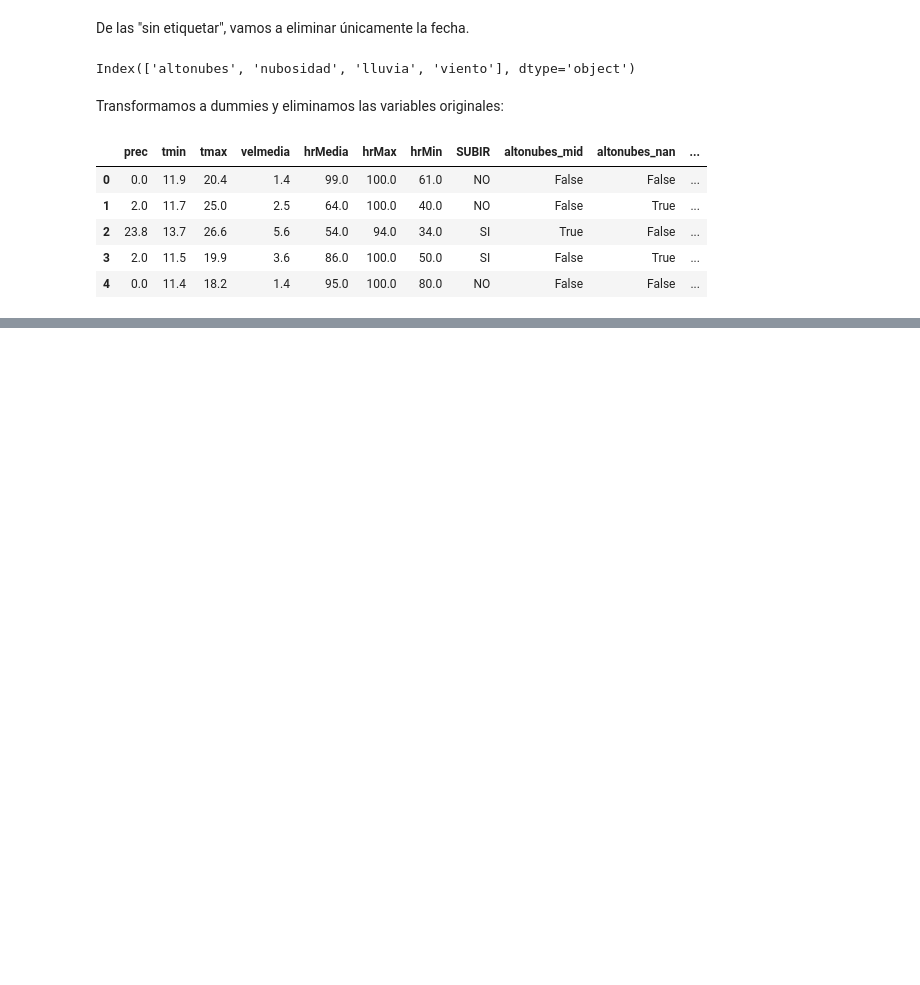
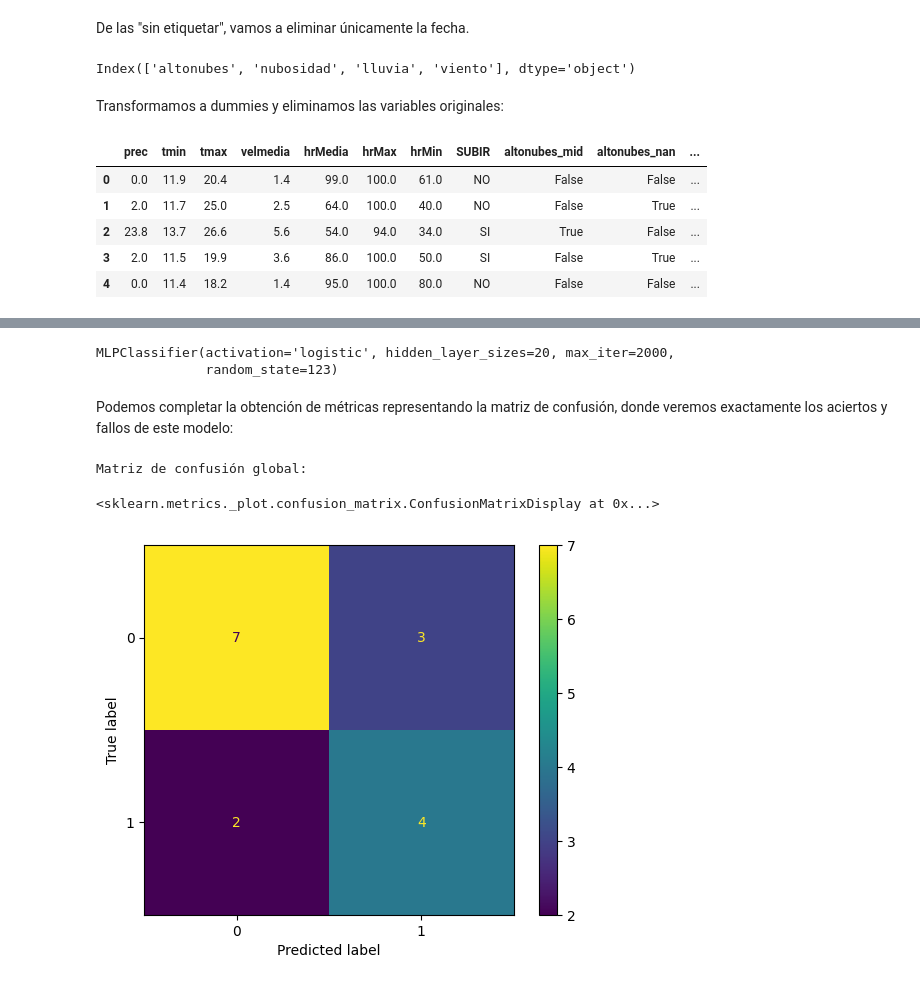
Before and after one commit to jorge-ruizl-um-es/fog-prediction, a Jupyter notebook: models/neural_network.ipynb, the cells around one changed output, grey strips where cells are left out. Drawn from its saved outputs; the diff is of its cells as text; code cells hidden in the pictures; blank space fills up the shorter version.

```diff
--- a/models/neural_network.ipynb
+++ b/models/neural_network.ipynb
@@ -77,0 +88,3 @@ datos.head()
+# %%
+X = datos.drop(columns="SUBIR")
+y = datos.SUBIR
@@ -77,0 +209,23 @@ datos.head()
+# %%
+modelo_final = MLPClassifier(
+	**best_params_final,
+	max_iter = 2000,
+	random_state = semilla
+)
+
+# Lo entrenamos ahora con todos los datos de los que disponemos
+modelo_final.fit(X, y)
+# %% [output]
+MLPClassifier(activation='logistic', hidden_layer_sizes=20, max_iter=2000,
+              random_state=123)
+# %% [markdown]
+Podemos completar la obtención de métricas representando la matriz de confusión, donde veremos exactamente los aciertos y fallos de este modelo:
+# %%
+matriz = confusion_matrix(y_true, y_pred)
+print("Matriz de confusión global: ")
+disp = ConfusionMatrixDisplay(confusion_matrix=matriz)
+disp.plot()
+# %% [output]
+Matriz de confusión global:
+<sklearn.metrics._plot.confusion_matrix.ConfusionMatrixDisplay at 0x...>
+[figure, added]
```
Also changed, not shown: parts of 10 cells of this notebook.
